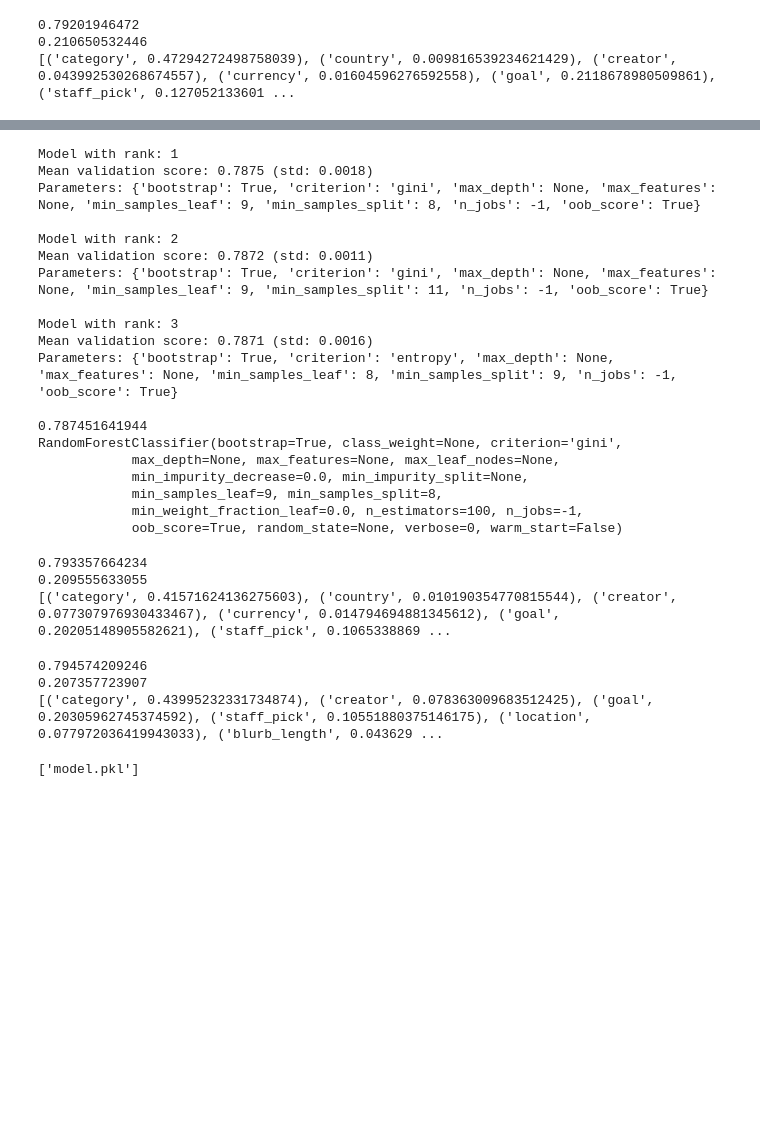
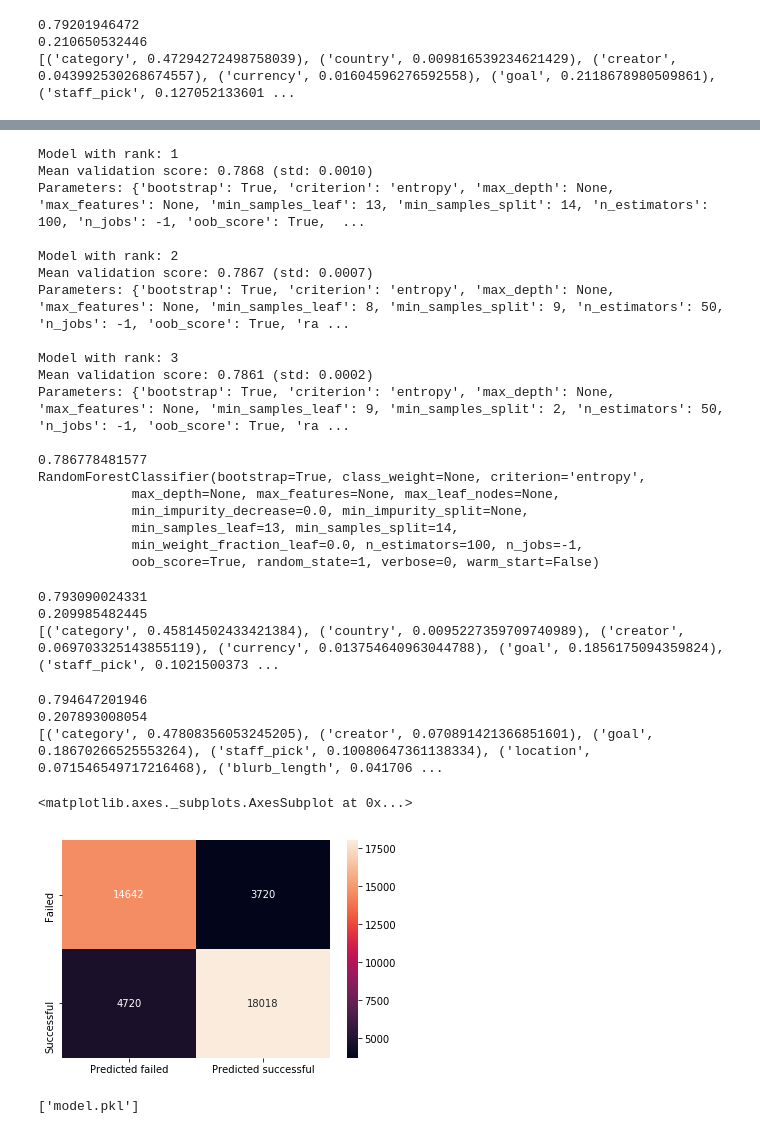
Before and after one commit to jaeeolma/ties445, a Jupyter notebook: State classifier.ipynb, the cells around one changed output, grey strips where cells are left out. Drawn from its saved outputs; the diff is of its cells as text; code cells hidden in the pictures; blank space fills up the shorter version.

Commit message:
PCA, final cross validations

```diff
--- a/State classifier.ipynb
+++ b/State classifier.ipynb
@@ -129,15 +129,17 @@ from scipy.stats import randint as sp_randint
 
 rf = RandomForestClassifier(n_estimators=100)
 # We want to have bootstrap=True for oob_error
-param_dist = {"max_depth": [3, None],
+param_dist = {"n_estimators": [10, 30, 50, 100],
+              "max_depth": [3, None],
               "max_features": [0.8, "sqrt", None],
               "min_samples_split": sp_randint(2, 15),
               "min_samples_leaf": sp_randint(1, 15),
               "bootstrap": [True],
               "criterion": ["gini", "entropy"],
               "oob_score": [True],
-              "n_jobs": [-1]}
-rsearch = RandomizedSearchCV(estimator=rf, param_distributions=param_dist, n_iter=20, n_jobs=-1, random_state=1)
+              "n_jobs": [-1],
+              "random_state": [1]}
+rsearch = RandomizedSearchCV(estimator=rf, param_distributions=param_dist, n_iter=50, n_jobs=-1, random_state=1)
 rsearch.fit(X_train, y_train)
 print(rsearch)
 # summarize the results of the random parameter search
@@ -180,24 +182,24 @@ print(rsearch.best_score_)
 print(rsearch.best_estimator_)
 # %% [output]
 Model with rank: 1
-Mean validation score: 0.7875 (std: 0.0018)
-Parameters: {'bootstrap': True, 'criterion': 'gini', 'max_depth': None, 'max_features': None, 'min_samples_leaf': 9, 'min_samples_split': 8, 'n_jobs': -1, 'oob_score': True}
+Mean validation score: 0.7868 (std: 0.0010)
+Parameters: {'bootstrap': True, 'criterion': 'entropy', 'max_depth': None, 'max_features': None, 'min_samples_leaf': 13, 'min_samples_split': 14, 'n_estimators': 100, 'n_jobs': -1, 'oob_score': True,  ...
 
 Model with rank: 2
-Mean validation score: 0.7872 (std: 0.0011)
-Parameters: {'bootstrap': True, 'criterion': 'gini', 'max_depth': None, 'max_features': None, 'min_samples_leaf': 9, 'min_samples_split': 11, 'n_jobs': -1, 'oob_score': True}
+Mean validation score: 0.7867 (std: 0.0007)
+Parameters: {'bootstrap': True, 'criterion': 'entropy', 'max_depth': None, 'max_features': None, 'min_samples_leaf': 8, 'min_samples_split': 9, 'n_estimators': 50, 'n_jobs': -1, 'oob_score': True, 'ra ...
 
 Model with rank: 3
-Mean validation score: 0.7871 (std: 0.0016)
-Parameters: {'bootstrap': True, 'criterion': 'entropy', 'max_depth': None, 'max_features': None, 'min_samples_leaf': 8, 'min_samples_split': 9, 'n_jobs': -1, 'oob_score': True}
+Mean validation score: 0.7861 (std: 0.0002)
+Parameters: {'bootstrap': True, 'criterion': 'entropy', 'max_depth': None, 'max_features': None, 'min_samples_leaf': 9, 'min_samples_split': 2, 'n_estimators': 50, 'n_jobs': -1, 'oob_score': True, 'ra ...
 
-0.787451641944
-RandomForestClassifier(bootstrap=True, class_weight=None, criterion='gini',
+0.786778481577
+RandomForestClassifier(bootstrap=True, class_weight=None, criterion='entropy',
             max_depth=None, max_features=None, max_leaf_nodes=None,
             min_impurity_decrease=0.0, min_impurity_split=None,
-            min_samples_leaf=9, min_samples_split=8,
+            min_samples_leaf=13, min_samples_split=14,
             min_weight_fraction_leaf=0.0, n_estimators=100, n_jobs=-1,
-            oob_score=True, random_state=None, verbose=0, warm_start=False)
+            oob_score=True, random_state=1, verbose=0, warm_start=False)
 # %%
 best = rsearch.best_estimator_
 best.fit(X_train, y_train)
@@ -207,9 +209,9 @@ print(1 - best.oob_score_)
 importances = [(features.keys()[i], best.feature_importances_[i]) for i in range(len(features.keys()))]
 print(importances)
 # %% [output]
-0.793357664234
-0.209555633055
-[('category', 0.41571624136275603), ('country', 0.010190354770815544), ('creator', 0.077307976930433467), ('currency', 0.014794694881345612), ('goal', 0.20205148905582621), ('staff_pick', 0.1065338869 ...
+0.793090024331
+0.209985482445
+[('category', 0.45814502433421384), ('country', 0.0095227359709740989), ('creator', 0.069703325143855119), ('currency', 0.013754640963044788), ('goal', 0.1856175094359824), ('staff_pick', 0.1021500373 ...
 # %%
 features.drop(['country', 'currency'], axis=1, inplace=True)
 X_train, X_test, y_train, y_test = train_test_split(features, target, random_state=1)
@@ -220,7 +222,14 @@ print(1 - best.oob_score_)
 importances = [(features.keys()[i], best.feature_importances_[i]) for i in range(len(features.keys()))]
 print(importances)
 # %% [output]
-0.794574209246
-0.207357723907
-[('category', 0.43995232331734874), ('creator', 0.078363009683512425), ('goal', 0.20305962745374592), ('staff_pick', 0.10551880375146175), ('location', 0.077972036419943033), ('blurb_length', 0.043629 ...
+0.794647201946
+0.207893008054
+[('category', 0.47808356053245205), ('creator', 0.070891421366851601), ('goal', 0.18670266525553264), ('staff_pick', 0.10080647361138334), ('location', 0.071546549717216468), ('blurb_length', 0.041706 ...
+# %%
+cfmtx = confusion_matrix(y_test, predicted)
+sns.heatmap(cfmtx, annot=True, fmt='g', yticklabels=['Failed', 'Successful'],
+            xticklabels=['Predicted failed', 'Predicted successful'])
+# %% [output]
+<matplotlib.axes._subplots.AxesSubplot at 0x...>
+[figure, added]
 # %%
```
Also changed, not shown: parts of 6 cells of this notebook, 5 other files.
